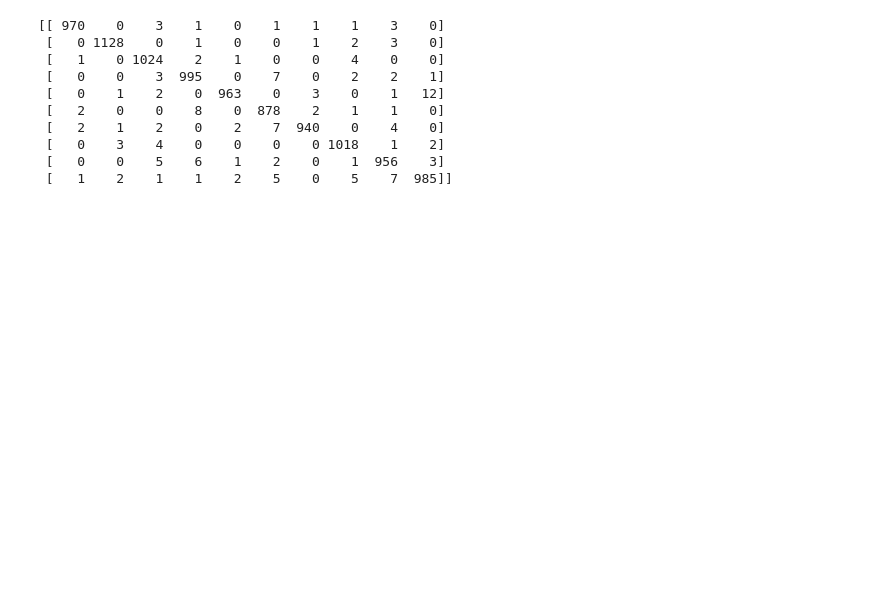
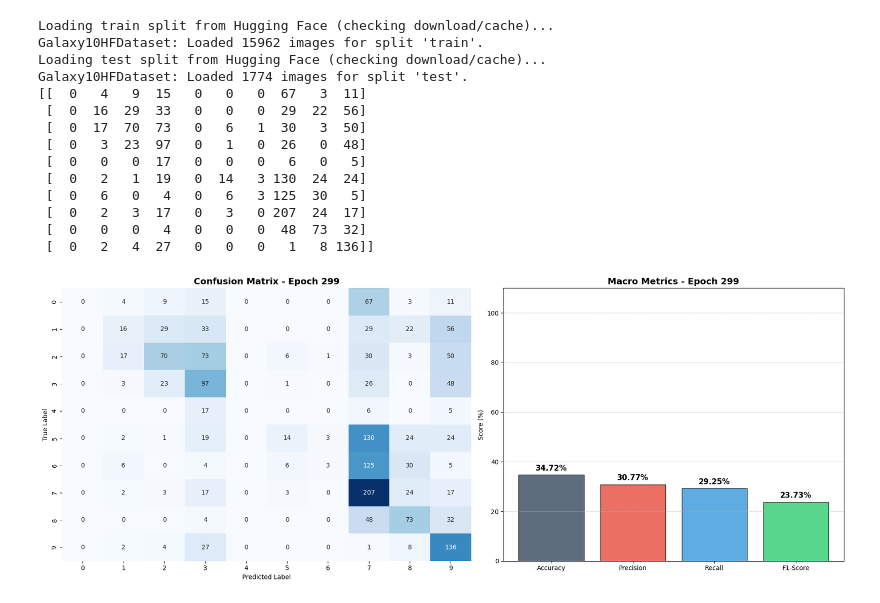
Before and after one commit to andrecostamarques/PowerRangersCode, a Jupyter notebook: notebooks/results/Test Analysis.ipynb, the cells around one changed output. Cells and saved outputs as stored; diff of their text form; code cells hidden in the pictures; blank space fills up the shorter version.

```diff
--- a/notebooks/results/Test Analysis.ipynb
+++ b/notebooks/results/Test Analysis.ipynb
@@ -42,31 +68,75 @@ Adicionado ao PATH: /home/andre-marques/Desktop/Estudo/PowerRangersCode/src/mode
 #cuda
 torch.set_default_device('cuda')
 # %%
-# 1. Configurações Iniciais
-training_id = "lenet_mnist_01"
-epoch_alvo = 15  # O .pt que você quer testar
-model_pth = f"{training_id}/checkpoint_epoch_{epoch_alvo}.pt"
+# 1.
 
 # Instanciar o Tester (ajuste o device se necessário)
-tester = mt.ModelTester("mnist")
+utils = nu.NotebookUtils()
+tester = mt.ModelTester("galaxy10")
+
+var_global_checkpoint = "galaxy10_resnet_final"
+var_global_epoch = 299
+root_dir="../../checkpoints/"
+
 
 # 2. Executar o Teste
 # Note: o seu ModelTester precisa retornar (cm, all_targets, all_probs)
 # Se o seu atual só retorna a CM, ajuste o return dele!
 
-cm, all_targets, all_probs, all_predictions = tester.test(
-    model_pth="lenet_mnist_01/checkpoint_epoch_115.pt"
+cm, accuracy, precision, recall, f1, all_targets, all_probs, all_predictions = tester.test(
+        var_global_checkpoint, var_global_epoch
 )
 
 print(cm)
 # %% [output]
-[[ 970    0    3    1    0    1    1    1    3    0]
- [   0 1128    0    1    0    0    1    2    3    0]
- [   1    0 1024    2    1    0    0    4    0    0]
- [   0    0    3  995    0    7    0    2    2    1]
- [   0    1    2    0  963    0    3    0    1   12]
- [   2    0    0    8    0  878    2    1    1    0]
- [   2    1    2    0    2    7  940    0    4    0]
- [   0    3    4    0    0    0    0 1018    1    2]
- [   0    0    5    6    1    2    0    1  956    3]
- [   1    2    1    1    2    5    0    5    7  985]]
+Loading train split from Hugging Face (checking download/cache)...
+Galaxy10HFDataset: Loaded 15962 images for split 'train'.
+Loading test split from Hugging Face (checking download/cache)...
+Galaxy10HFDataset: Loaded 1774 images for split 'test'.
+[[  0   4   9  15   0   0   0  67   3  11]
+ [  0  16  29  33   0   0   0  29  22  56]
+ [  0  17  70  73   0   6   1  30   3  50]
+ [  0   3  23  97   0   1   0  26   0  48]
+ [  0   0   0  17   0   0   0   6   0   5]
+ [  0   2   1  19   0  14   3 130  24  24]
+ [  0   6   0   4   0   6   3 125  30   5]
+ [  0   2   3  17   0   3   0 207  24  17]
+ [  0   0   0   4   0   0   0  48  73  32]
+ [  0   2   4  27   0   0   0   1   8 136]]
+# %%
+# 2. Setup Figure Layout (1 row, 2 columns)
+fig, ax = plt.subplots(1, 2, figsize=(18, 7), gridspec_kw={'width_ratios': [1.2, 1]})
+
+# --- LEFT SIDE: Confusion Matrix ---
+sns.heatmap(cm, annot=True, fmt='d', cmap='Blues', ax=ax[0], cbar=False)
+ax[0].set_title(f'Confusion Matrix - Epoch {var_global_epoch}', fontsize=14, fontweight='bold')
+ax[0].set_xlabel('Predicted Label')
+ax[0].set_ylabel('True Label')
+
+# --- RIGHT SIDE: Performance Metrics Bar Chart ---
+# Extracting values from the dataframe (using index matching var_global_epoch + 1)
+metrics_values_idx = [
+    accuracy, precision, recall, f1
+]
+
+metrics_names = ['Accuracy', 'Precision', 'Recall', 'F1-Score']
+colors = ['#34495e', '#e74c3c', '#3498db', '#2ecc71'] # Elegant colors: Slate, Red, Blue, Green
+
+bars = ax[1].bar(metrics_names, metrics_values_idx, color=colors, alpha=0.8, edgecolor='black')
+
+# Customizing the bar chart
+ax[1].set_ylim(0, 110)
+ax[1].set_title(f'Macro Metrics - Epoch {var_global_epoch}', fontsize=14, fontweight='bold')
+ax[1].set_ylabel('Score (%)')
+ax[1].grid(axis='y', linestyle='--', alpha=0.6)
+
+# Adding value labels on top of each bar
+for bar in bars:
+    height = bar.get_height()
+    ax[1].text(bar.get_x() + bar.get_width()/2., height + 1,
+                f'{height:.2f}%', ha='center', va='bottom', fontweight='bold', fontsize=12)
+
+plt.tight_layout()
+plt.show()
+# %% [output]
+[figure, added]
```
Also changed, not shown: parts of 5 cells of this notebook, 3 other files.
